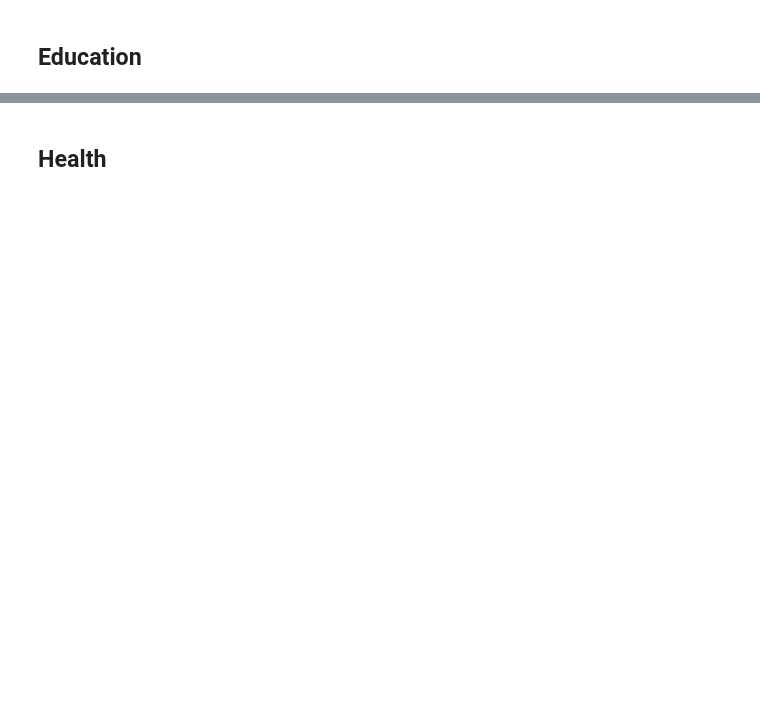
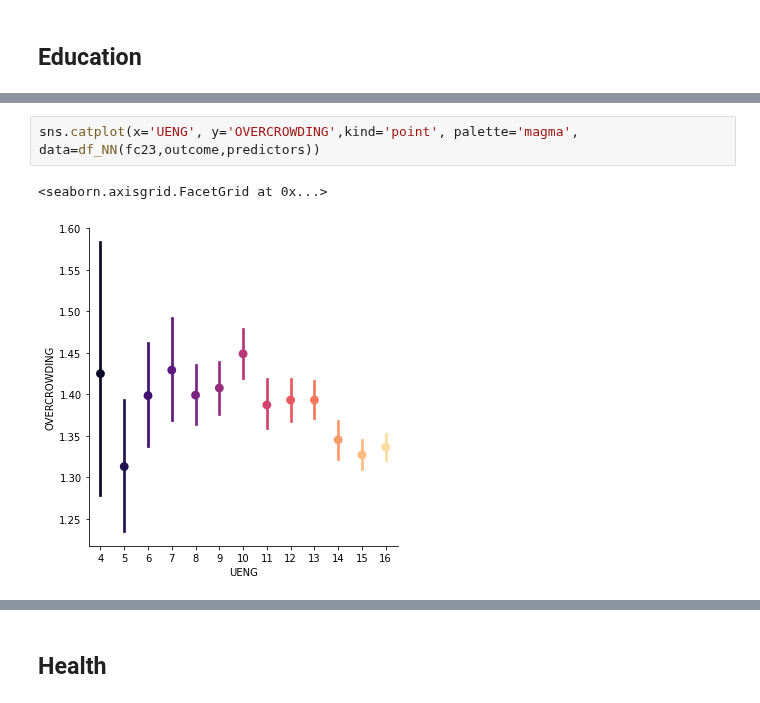
Before and after one commit to epfl-ada/ada-2020-project-milestone-p3-p3_ada-boi, a Jupyter notebook: creative_extension.ipynb, the cells around one changed output, grey strips where cells are left out. Saved outputs shown, nothing was run; the diff lists cells and outputs as text; blank space fills up the shorter version.

```diff
--- a/creative_extension.ipynb
+++ b/creative_extension.ipynb
@@ -228,0 +230,5 @@ Notes:
+# %%
+sns.catplot(x='UENG', y='OVERCROWDING',kind='point', palette='magma', data=df_NN(fc23,outcome,predictors))
+# %% [output]
+<seaborn.axisgrid.FacetGrid at 0x...>
+[figure, added]
```
Also changed, not shown: parts of 41 cells of this notebook.
